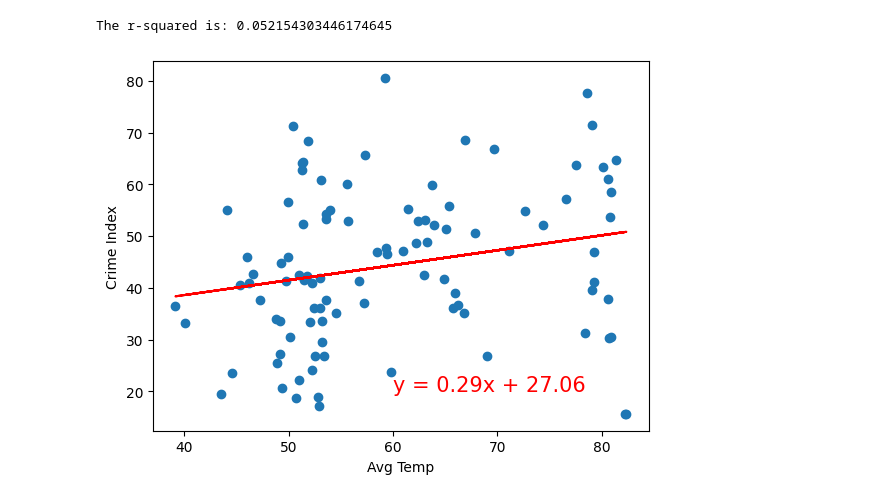
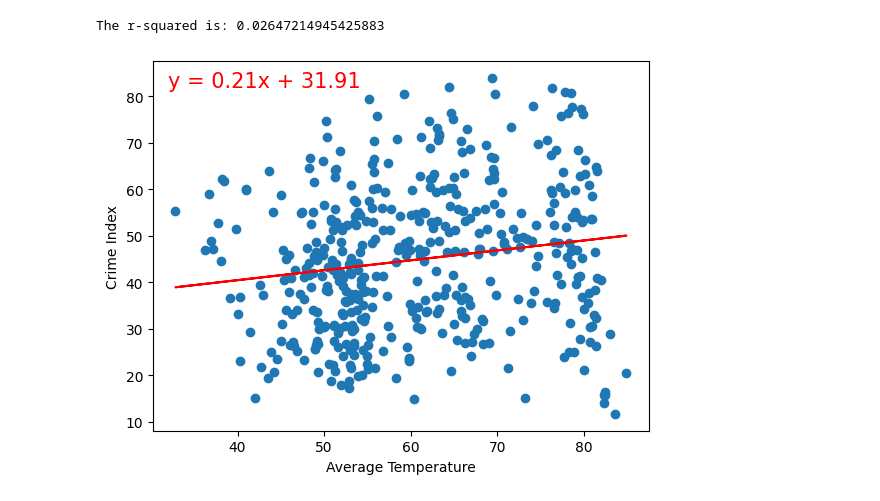
Before and after one commit to manc1n1/lets-git, a Jupyter notebook: notebooks/weather_data.ipynb, the cells around one changed output. Saved outputs shown, nothing was run; the diff lists cells and outputs as text; code cells hidden in the pictures.

Commit message:
Add data

```diff
--- a/notebooks/weather_data.ipynb
+++ b/notebooks/weather_data.ipynb
@@ -82,6 +85,8 @@ data_merge = data_con.merge(city_data, how="inner", on="city")
 temperature_sum_by_city = data_merge.groupby("city")["temperature_2m_mean"].mean()
 
 data_merge = city_data.merge(temperature_sum_by_city, how="right", on="city")
+
+data_merge.replace(to_replace="Hong Kong S.A.R.", value="China", inplace=True)
 # %%
 data_merge.to_csv("../data/weather_data.csv", index=False)
 # %%
@@ -109,16 +118,16 @@ mean_temp_vs_crime_index
 # %%
 x_values = data_merge["temperature_2m_mean"]
 y_values = data_merge["crime_index"]
 (slope, intercept, rvalue, pvalue, stderr) = linregress(x_values, y_values)
 regress_values = x_values * slope + intercept
 line_eq = "y = " + str(round(slope, 2)) + "x + " + str(round(intercept, 2))
 plt.scatter(x_values, y_values)
 plt.plot(x_values, regress_values, "r-")
-plt.annotate(line_eq, (60, 20), fontsize=15, color="red")
-plt.xlabel("Avg Temp")
+plt.annotate(line_eq, (32, 82), fontsize=15, color="red")
+plt.xlabel("Average Temperature")
 plt.ylabel("Crime Index")
 print(f"The r-squared is: {rvalue**2}")
 plt.show()
 # %% [output]
-The r-squared is: 0.052154303446174645
+The r-squared is: 0.02647214945425883
-[figure, old version]
+[figure, new version]
```
Also changed, not shown: parts of 4 cells of this notebook, 7 other files.
